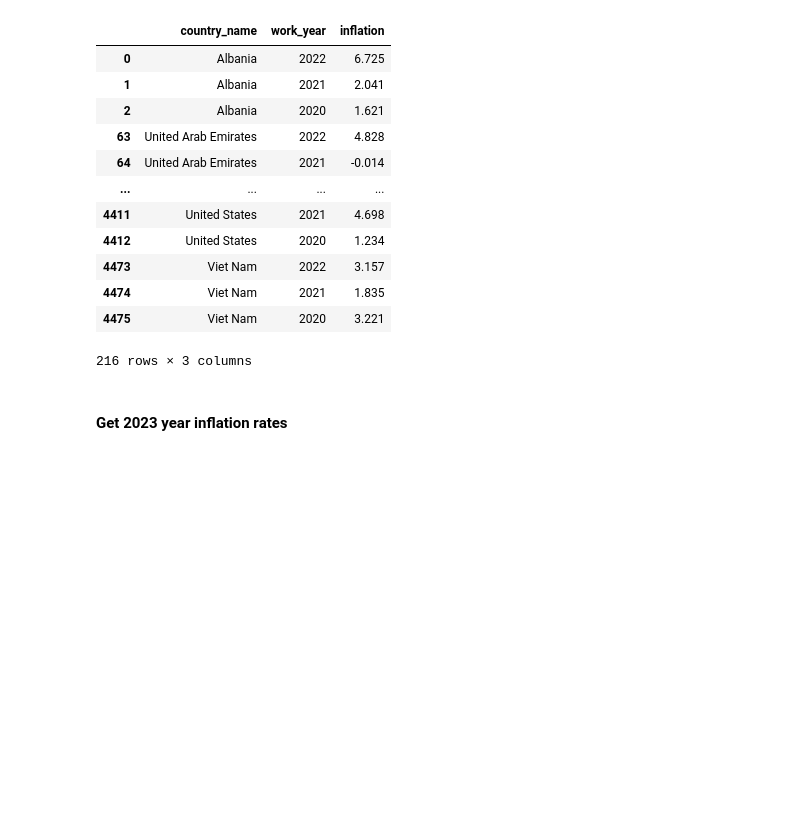
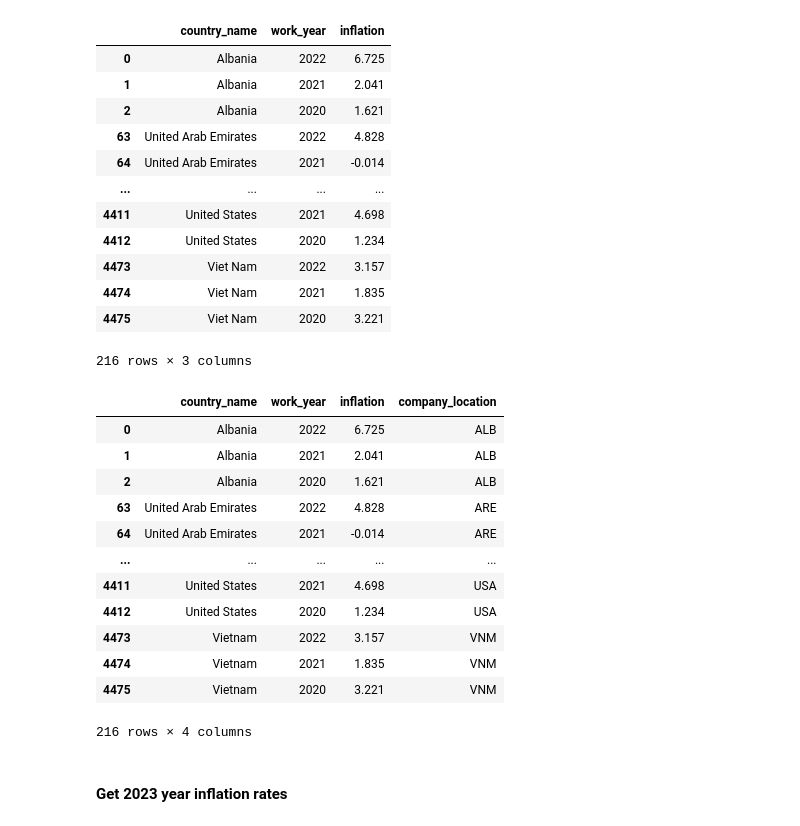
Before and after one commit to rvewebs/ds_salary, a Jupyter notebook: ds_salary.ipynb, the cells around one changed output. Cells and saved outputs as stored; diff of their text form; code cells hidden in the pictures; blank space fills up the shorter version.

```diff
--- a/ds_salary.ipynb
+++ b/ds_salary.ipynb
@@ -490,3 +490,23 @@ del temp_inf
+# %%
+# get same country_name for all dfs
+inf_rates['company_location'] = coco.convert(names=inf_rates['country_name'], to='ISO3', not_found=None)
+
+inf_rates['country_name'] = coco.convert(names=inf_rates['company_location'], to='name', not_found=None)
+inf_rates
+# %% [output]
+|  | country_name | work_year | inflation | company_location |
+| 0 | Albania | 2022 | 6.725 | ALB |
+| 1 | Albania | 2021 | 2.041 | ALB |
+| 2 | Albania | 2020 | 1.621 | ALB |
+| 63 | United Arab Emirates | 2022 | 4.828 | ARE |
+| 64 | United Arab Emirates | 2021 | -0.014 | ARE |
+| ... | ... | ... | ... | ... |
+| 4411 | United States | 2021 | 4.698 | USA |
+| 4412 | United States | 2020 | 1.234 | USA |
+| 4473 | Vietnam | 2022 | 3.157 | VNM |
+| 4474 | Vietnam | 2021 | 1.835 | VNM |
+| 4475 | Vietnam | 2020 | 3.221 | VNM |
+216 rows × 4 columns
 # %% [markdown]
 #### Get 2023 year inflation rates
 # %%
```
Also changed, not shown: parts of 17 cells of this notebook.
